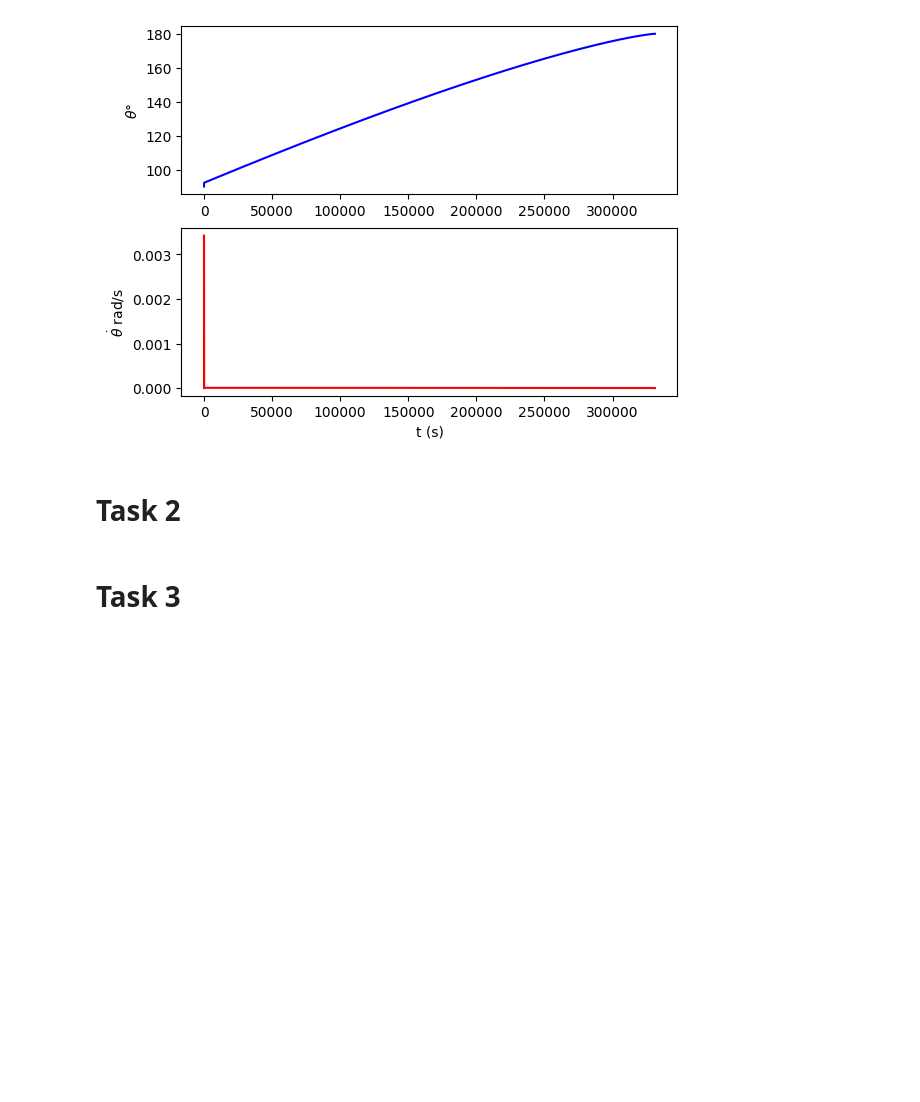
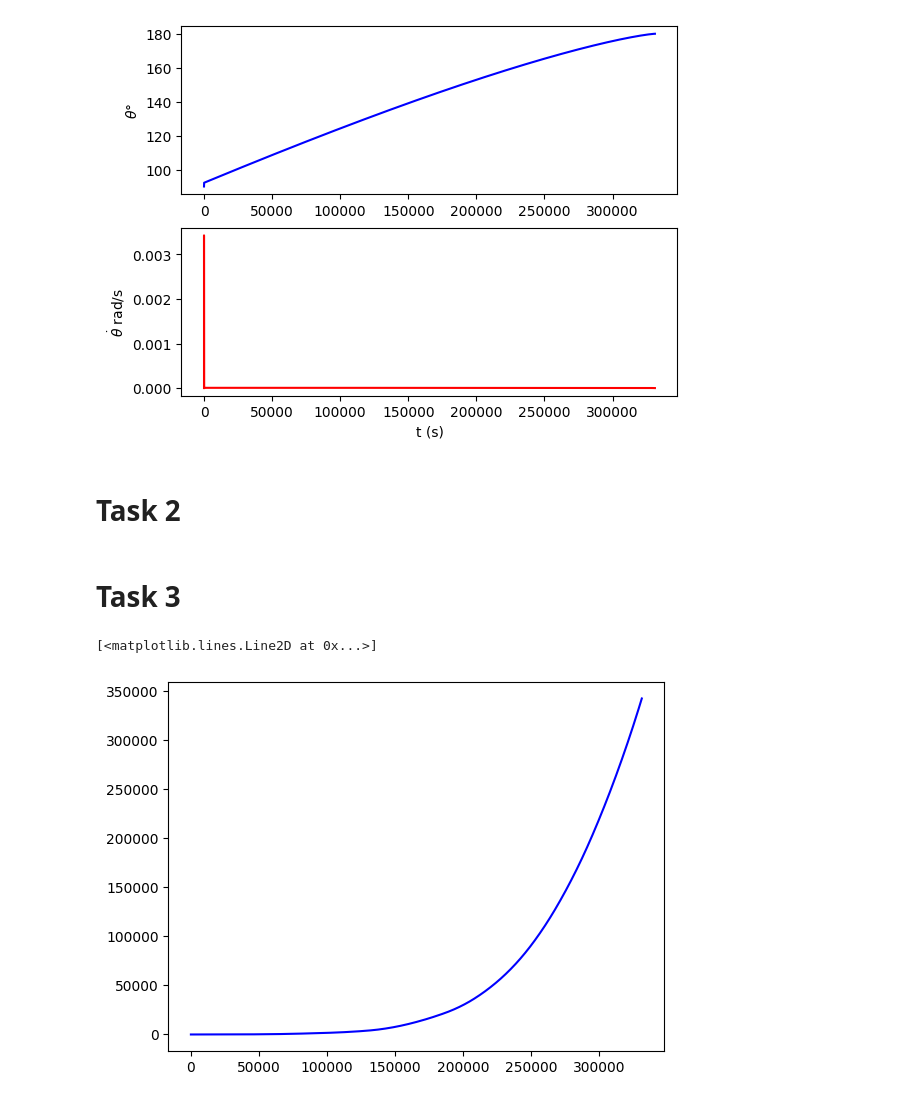
Before and after one commit to Meoli96/Robotic-pathfinding, a Jupyter notebook: main.ipynb, the cells around one changed output. Saved outputs shown, nothing was run; the diff lists cells and outputs as text; code cells hidden in the pictures; blank space fills up the shorter version.

```diff
--- a/main.ipynb
+++ b/main.ipynb
@@ -208,16 +184,38 @@ print("Cost: ", gScore2)
 ### TASK 3 ###
 
 ## Dead reckoning with odomoter only
+# We have a trajectory q integrated each 1s, and the odometer has
+# a frequency of 1hz, so we're good
 
-r_traj = q[:,0:2] # trajectory of the rover
+r_traj = q # trajectory of the rover
 
 # Stdev on initial rover position
 sigma_x = 6 # [m] standard deviation of the rover position
-sigma_y = 6 # [m] standard deviation of the rover position
+sigma_y = 6 # [m] *standard deviation of the rover position
 sigma_theta = np.deg2rad(1) # [rad] standard deviation of the rover orientation
 
 # odometer noise
 sigma_d  = 4*10**(-3) # [m] standard deviation of the distance measurement
 sigma_phi = np.deg2rad(0.05) # [rad] standard deviation of the angle measurement
 
-P0 = np.eye(3)*[sigma_x**2, sigma_y**2, sigma_theta**2] # initial covariance matrix
+p0 = np.eye(3)*[sigma_x**2, sigma_y**2, sigma_theta**2] # initial covariance matrix
+
+
+q_hat, p_hat = dead_recon(r_traj, p0, sigma_d, sigma_phi)
+
+sigma_x_hat = np.sqrt(p_hat[:,0,0])
+sigma_y_hat = np.sqrt(p_hat[:,1,1])
+# %%
+# Do some funny stuff with the covariance matrix
+# to plot the confidence interval
+
+# 99.7% confidence interval
+det_p1 = np.zeros(len(p_hat))
+for i in range(len(p_hat)):
+    det_p1[i] = np.sqrt(np.linalg.det(p_hat[i,:,:]))
+
+plt.figure()
+plt.plot(det_p1, 'b')
+# %% [output]
+[<matplotlib.lines.Line2D at 0x...>]
+[figure, added]
```
Also changed, not shown: parts of 13 cells of this notebook, 5 other files.
